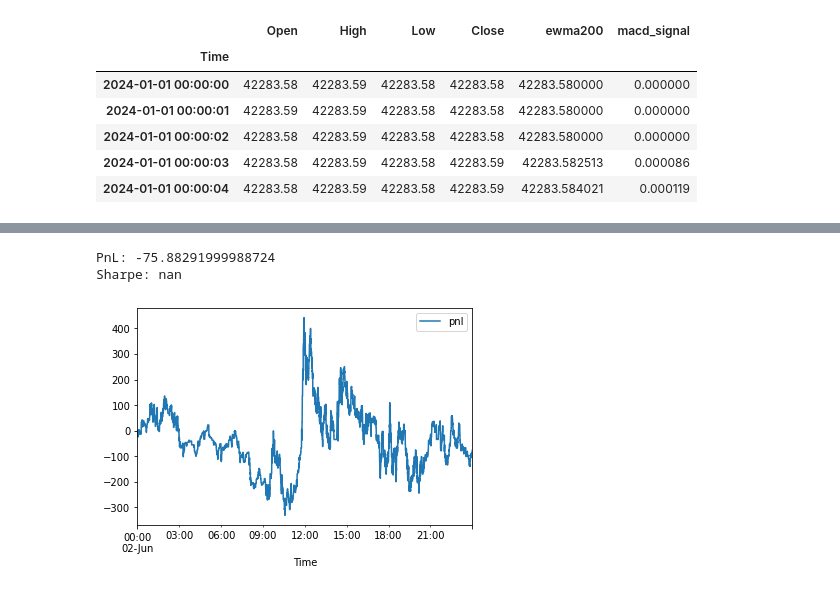
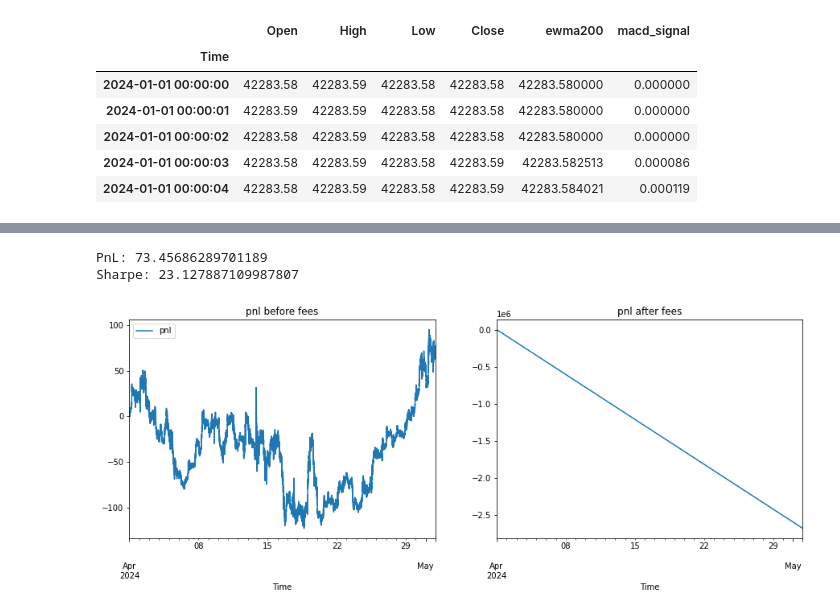
Before and after one commit to zhaohanxiong/algotrading, a Jupyter notebook: notebook/alpha_research.ipynb, the cells around one changed output, grey strips where cells are left out. Drawn from its saved outputs; the diff is of its cells as text; code cells hidden in the pictures.

Commit message:
macd strat working but doesnt make money after fees

```diff
--- a/notebook/alpha_research.ipynb
+++ b/notebook/alpha_research.ipynb
@@ -129,18 +173,21 @@ PnL: -136.4029199998913
 # %%
 pta_df = df_test.reset_index().merge(trade_log, left_on="Time", right_on="time", how="left").drop(columns=["time"]).set_index("Time")
 pta_df = pta_df.assign(
     portfolio = pta_df.quantity.fillna(0).cumsum() * pta_df.Close,
     cash = pta_df.cash.ffill()
 )
 pta_df["pnl"] = pta_df.eval("portfolio + cash").diff()
+pta_df["fees"] = CAPITAL * 0.001
 
 print("PnL:", pta_df["pnl"].sum())
 
 daily_pnl = pta_df["pnl"].groupby(pta_df.index.date).sum()
 print("Sharpe:", daily_pnl.mean() * 252 / daily_pnl.std())
 
-_ = pta_df[["pnl"]].cumsum().plot()
+_, ax = plt.subplots(1, 2, figsize=(15, 5))
+_ = pta_df[["pnl"]].cumsum().plot(ax=ax[0], title="pnl before fees")
+_ = pta_df.eval("pnl - fees").cumsum().plot(ax=ax[1], title="pnl after fees")
 # %% [output]
-PnL: -75.88291999988724
-Sharpe: nan
+PnL: 73.45686289701189
+Sharpe: 23.127887109987807
-[figure, old version]
+[figure, new version]
```
Also changed, not shown: parts of 7 cells of this notebook.
